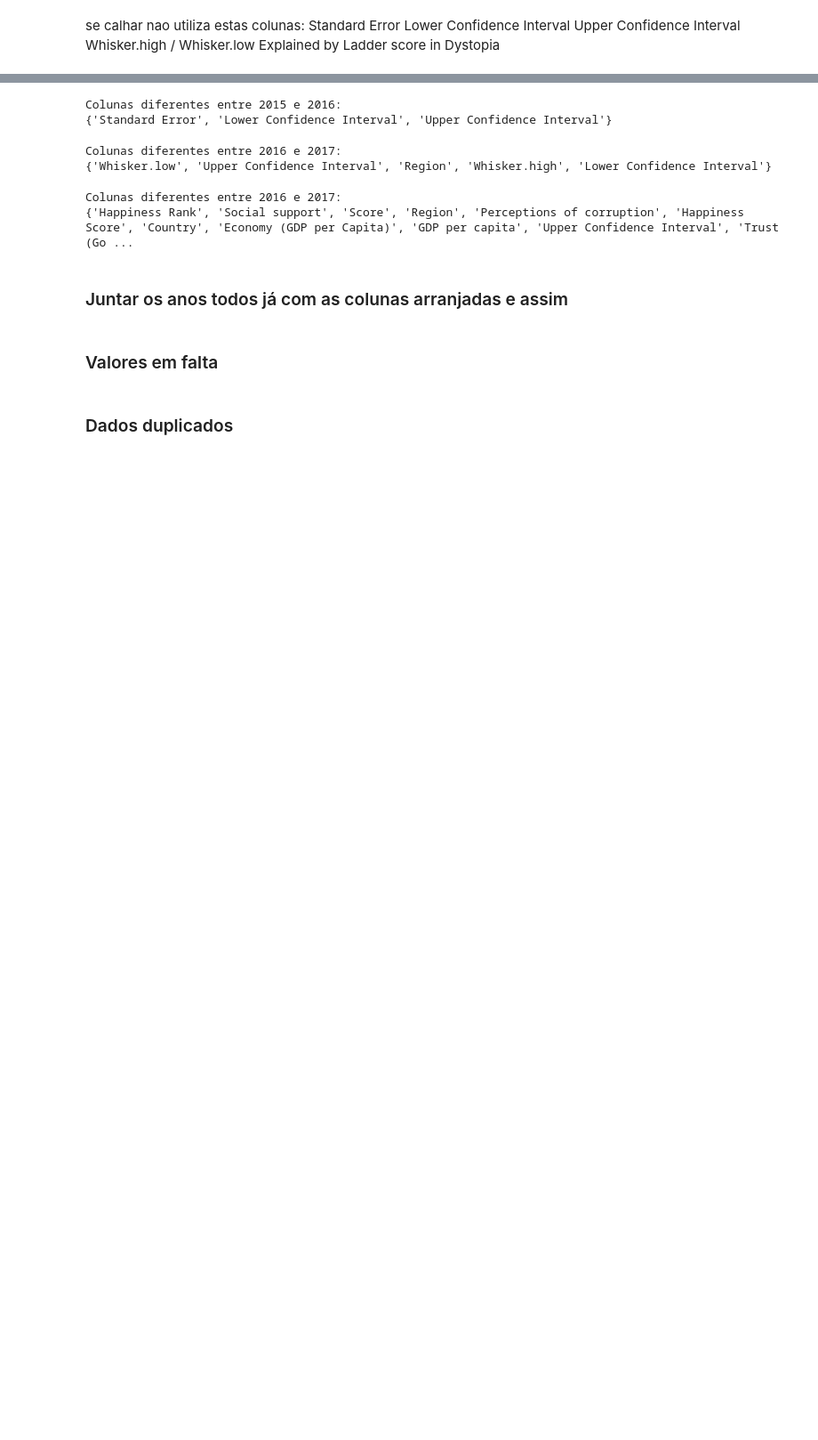
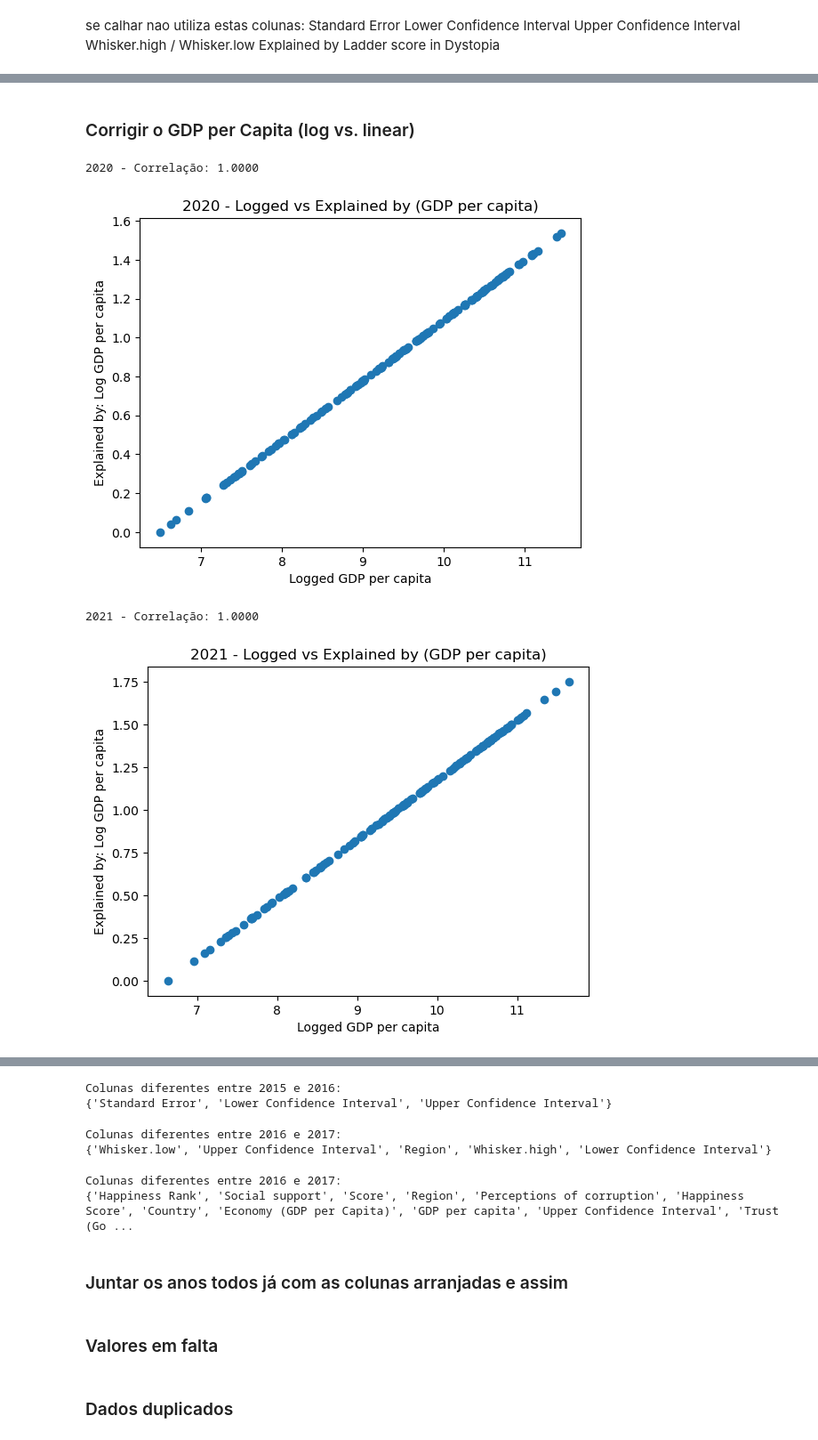
Before and after one commit to reberapower1/VD_Project_2, a Jupyter notebook: project.ipynb, the cells around one changed output, grey strips where cells are left out. Shown: that part at 89% size. Cells and saved outputs as stored; diff of their text form; code cells hidden in the pictures; blank space fills up the shorter version.

```diff
--- a/project.ipynb
+++ b/project.ipynb
@@ -229,0 +284,31 @@ Ladder score in Dystopia
+# %%
+# Lista de datasets e respetivos anos
+datasets = {
+    2015: ano_2015,
+    2016: ano_2016,
+    2017: ano_2017,
+    2018: ano_2018,
+    2019: ano_2019,
+    2020: ano_2020,
+    2021: ano_2021,
+    2022: ano_2022
+}
+
+
+# Mostrar colunas de cada dataset
+for year, df in datasets.items():
+    print(f"\n===== {year} =====")
+    print(df.columns.tolist())
+
+
+print("\n===== 2017 =====")
+print(ano_2017[["Country", "Region"]].head())
+
+print("\n===== 2018 =====")
+print(ano_2018[["Country", "Region"]].head())
+
+print("\n===== 2019 =====")
+print(ano_2019[["Country", "Region"]].head())
+
+print("\n===== 2022 =====")
+print(ano_2022[["Country", "Region"]].head())
@@ -229,0 +333,20 @@ Ladder score in Dystopia
+# %% [markdown]
+### Corrigir o GDP per Capita (log vs. linear)
+# %%
+import matplotlib.pyplot as plt
+
+# verificar correlação nos anos 2020 e 2021
+for year, df in [(2020, ano_2020), (2021, ano_2021)]:
+    corr = df["Logged GDP per capita"].corr(df["Explained by: Log GDP per capita"])
+    print(f"{year} - Correlação: {corr:.4f}")
+
+    plt.scatter(df["Logged GDP per capita"], df["Explained by: Log GDP per capita"])
+    plt.title(f"{year} - Logged vs Explained by (GDP per capita)")
+    plt.xlabel("Logged GDP per capita")
+    plt.ylabel("Explained by: Log GDP per capita")
+    plt.show()
+# %% [output]
+2020 - Correlação: 1.0000
+[figure, added]
+2021 - Correlação: 1.0000
+[figure, added]
```
Also changed, not shown: parts of 25 cells of this notebook.
